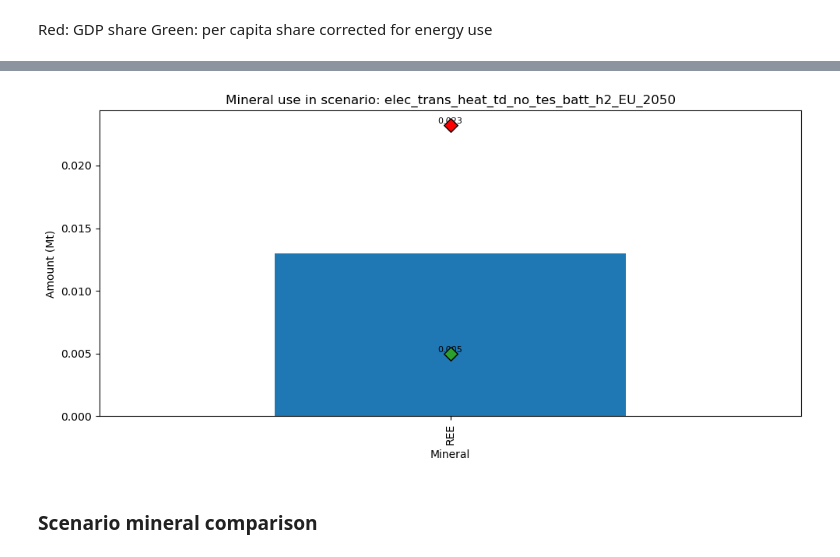
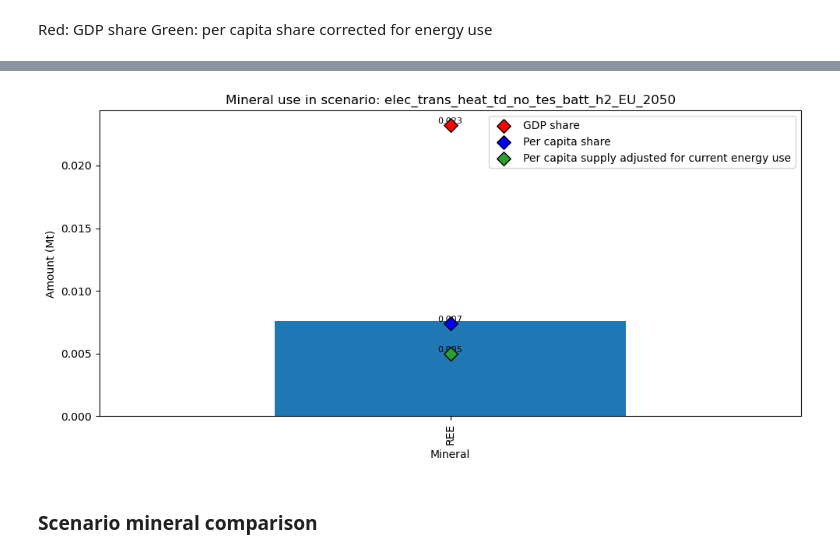
Before and after one commit to ayshaC/pypsa-eur, a Jupyter notebook: analysis/mineral_analysis.ipynb, the cells around one changed output, grey strips where cells are left out. Saved outputs shown, nothing was run; the diff lists cells and outputs as text; code cells hidden in the pictures.

```diff
--- a/analysis/mineral_analysis.ipynb
+++ b/analysis/mineral_analysis.ipynb
@@ -1061,4 +1102,17 @@ pd.set_option('display.max_rows', 500)
 # %%
 mineral_intensities = pd.read_csv("data/mineral_intensity_combined.csv")
+
 tech_scenarios = pd.read_csv("data/tech_market_shares.csv")
+
 mineral_alloc = pd.read_csv("data/mineral_alloc.csv")
+
+mineral_avail = pd.read_csv("data/mineral_availability.csv")
+mineral_avail['Value (Mt)'] = mineral_avail['Value (kt)']/1000
+
+non_energy_demand = pd.read_csv('data/non_energy_demand.csv')
+non_energy_demand["Value entso-e (Mt)"] = non_energy_demand["Value entso-e (kt)"]/1000
+
+
+mineral_alloc_factors = {'GDP share': 0.213,
+                         'Per capita share': 0.068,
+                         'Per capita share corrected for energy use': 0.046}
@@ -1726,4 +1650,14 @@ def mineral_allocation_comp(network_key, n, minerals, mineral_intensities, tech_
 # %% [markdown]
 Red: GDP share
 Green: per capita share corrected for energy use
+# %%
+supply = mineral_avail[mineral_avail['Estimate method'] == 'Supply'].set_index('Mineral')['Value (Mt)']
+supply_gdp = mineral_avail[mineral_avail['Estimate method'] == 'Supply'].set_index('Mineral')['Value (Mt)'] * mineral_alloc_factors["GDP share"]
+supply_pc = mineral_avail[mineral_avail['Estimate method'] == 'Supply'].set_index('Mineral')['Value (Mt)'] * mineral_alloc_factors["Per capita share"]
+supply_pce = mineral_avail[mineral_avail['Estimate method'] == 'Supply'].set_index('Mineral')['Value (Mt)'] * mineral_alloc_factors["Per capita share corrected for energy use"]
+
+prod = mineral_avail[mineral_avail['Estimate method'] == 'Production'].set_index('Mineral')['Value (Mt)']
+prod_gdp = mineral_avail[mineral_avail['Estimate method'] == 'Production'].set_index('Mineral')['Value (Mt)'] * mineral_alloc_factors["GDP share"]
+prod_pc = mineral_avail[mineral_avail['Estimate method'] == 'Production'].set_index('Mineral')['Value (Mt)'] * mineral_alloc_factors["Per capita share"]
+prod_pce = mineral_avail[mineral_avail['Estimate method'] == 'Production'].set_index('Mineral')['Value (Mt)'] * mineral_alloc_factors["Per capita share corrected for energy use"]
 # %%
@@ -1827,10 +2152,10 @@ plt.show()
 # %%
 network_key = sample_no_sectors
-time_diff = 14
+time_diff = 24
 df_merged, totals_Mt = compute_mineral_usage(network_key, n, rare_earths, mineral_intensities, tech_scenarios)
 
 total_REEs = pd.Series(data = {'REE': totals_Mt.sum()}, index=['REE'])
-total_REEs_yearly = total_REEs/14
+total_REEs_yearly = total_REEs/time_diff
 
 
 # s = expanded_capacities[minerals].sum()   # example Series, index = mineral names
@@ -1841,39 +2166,53 @@ ax.set_title(f"Mineral use in scenario: {network_key}")
 
 supply_pce = mineral_alloc_tidy[mineral_alloc_tidy['Method'] == 'Per capita share corrected for energy use'].set_index('metal')['Supply (Mt)']
 supply_gdp = mineral_alloc_tidy[mineral_alloc_tidy['Method'] == 'GDP share'].set_index('metal')['Supply (Mt)']
+supply_pc = mineral_alloc_tidy[mineral_alloc_tidy['Method'] == 'Per capita share'].set_index('metal')['Supply (Mt)']
 
 # read current tick positions & labels from the existing axis `ax`
 positions = ax.get_xticks()
 labels = [t.get_text() for t in ax.get_xticklabels()]
 
 xs = []
 ys = []
 
 xs1 = []
 ys1 = []
+
+xs2 = []
+ys2 = []
+
 for x_pos, lab in zip(positions, labels):
     if lab in supply_pce.index:
         xs.append(x_pos)
         ys.append(supply_pce.loc[lab])
     if lab in supply_gdp.index:
         xs1.append(x_pos)
         ys1.append(supply_gdp.loc[lab])
+    if lab in supply_pc.index:
+        xs2.append(x_pos)
+        ys2.append(supply_pc.loc[lab])
 
 # plot points on top of the bars
-ax.scatter(xs, ys, color='C2', marker='D', s=80, edgecolor='k', zorder=10, label='Supply (Mt)')
-ax.scatter(xs1, ys1, color='red', marker='D', s=80, edgecolor='k', zorder=10, label='Supply (Mt)')
+ax.scatter(xs1, ys1, color='red', marker='D', s=80, edgecolor='k', zorder=10, label='GDP share')
+ax.scatter(xs2, ys2, color='blue', marker='D', s=80, edgecolor='k', zorder=10, label='Per capita share')
+ax.scatter(xs, ys, color='C2', marker='D', s=80, edgecolor='k', zorder=10, label='Per capita supply adjusted for current energy use')
+
 
 # optional: annotate numeric values
 for x, y in zip(xs, ys):
     ax.text(x, y, f"{y:.3f}", ha='center', va='bottom', fontsize=8)
 
 for x, y in zip(xs1, ys1):
     ax.text(x, y, f"{y:.3f}", ha='center', va='bottom', fontsize=8)
 
+for x, y in zip(xs2, ys2):
+    ax.text(x, y, f"{y:.3f}", ha='center', va='bottom', fontsize=8)
+
+plt.legend(loc="upper right")
 plt.tight_layout()
 plt.show()
 # %% [output]
-[figure, old version]
+[figure, new version]
 # %% [markdown]
 ### Scenario mineral comparison
 # %%
```
Also changed, not shown: parts of 51 cells of this notebook.
